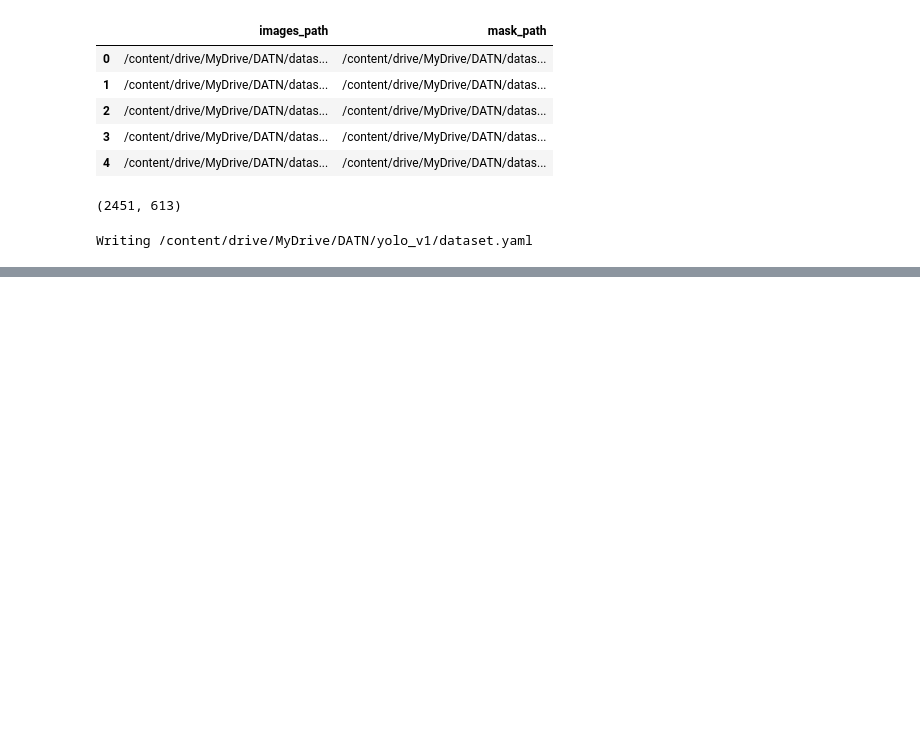
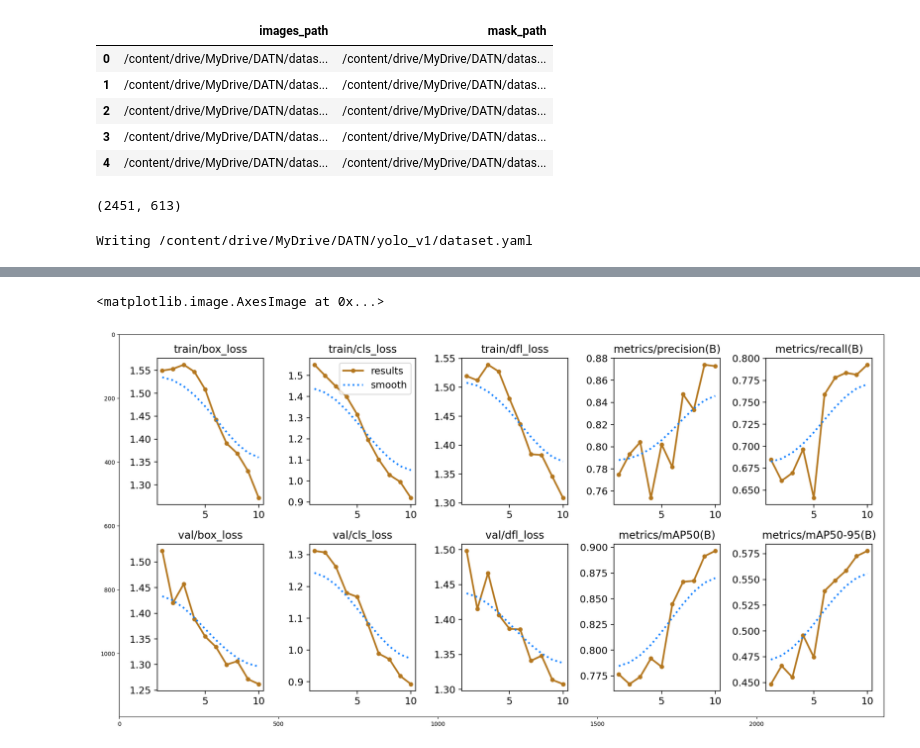
Before and after one commit to GunKK/capstone-project-brain-tumor-segmentation, a Jupyter notebook: yolo.ipynb, the cells around one changed output, grey strips where cells are left out. Drawn from its saved outputs; the diff is of its cells as text; code cells hidden in the pictures; blank space fills up the shorter version.

```diff
--- a/yolo.ipynb
+++ b/yolo.ipynb
@@ -357,0 +339,16 @@ task: 'detect'
+# %%
+from matplotlib import pyplot as plt
+img = cv2.imread("/content/runs/detect/train2/results.png")
+plt.figure(figsize=(80,80))
+plt.subplot(1,3,1)
+plt.imshow(np.squeeze(img))
+# plt.title('Brain Image')
+# plt.subplot(i,3,2)
+# plt.imshow(np.squeeze(cv2.imread(df_tumor_test['masks'].iloc[index])))
+# plt.title('Ground True')
+# plt.subplot(i,3,3)
+# plt.imshow(np.squeeze(pred > 0.5), cmap='gray')
+# plt.title('Prediction')
+# %% [output]
+<matplotlib.image.AxesImage at 0x...>
+[figure, added]
```
Also changed, not shown: parts of 8 cells of this notebook.
